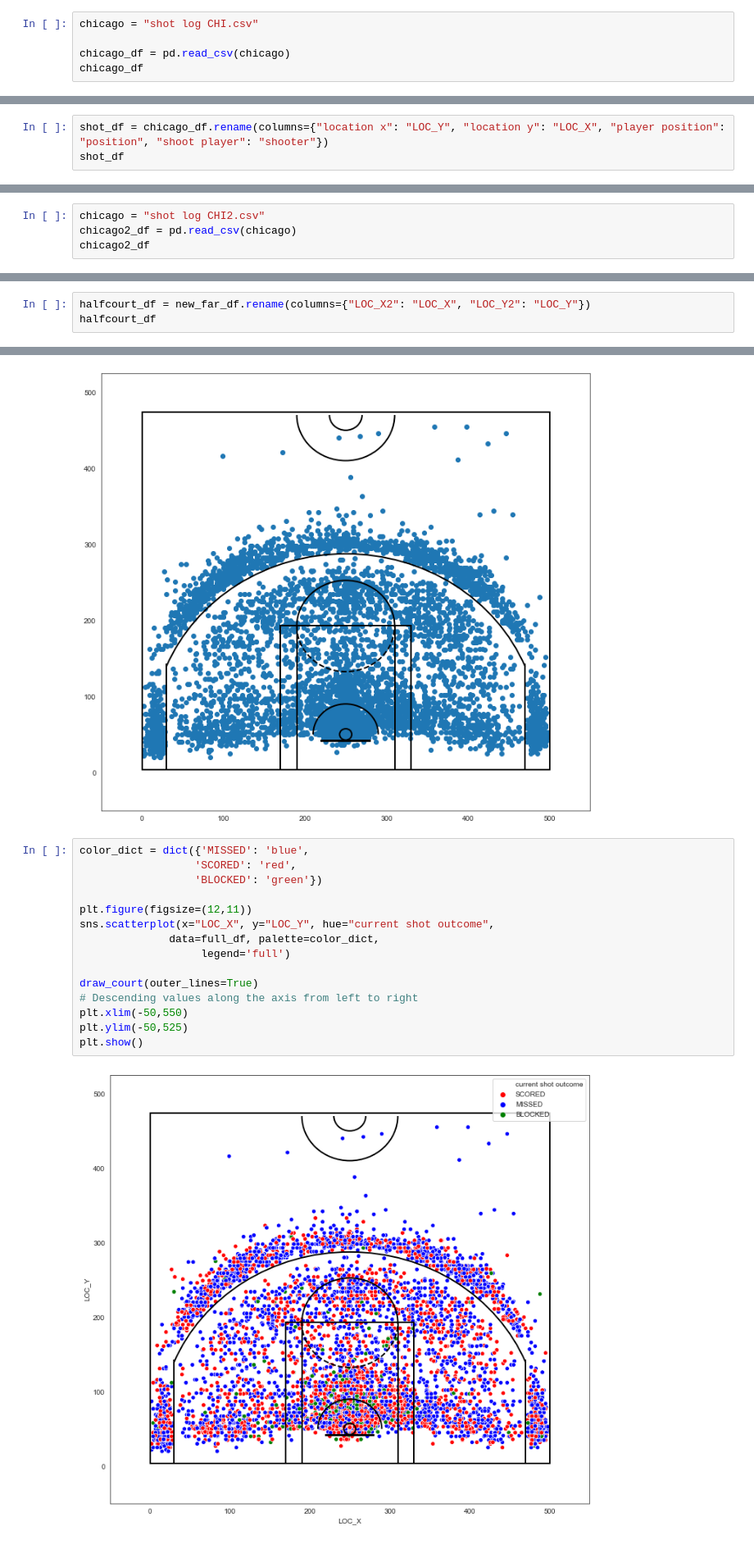
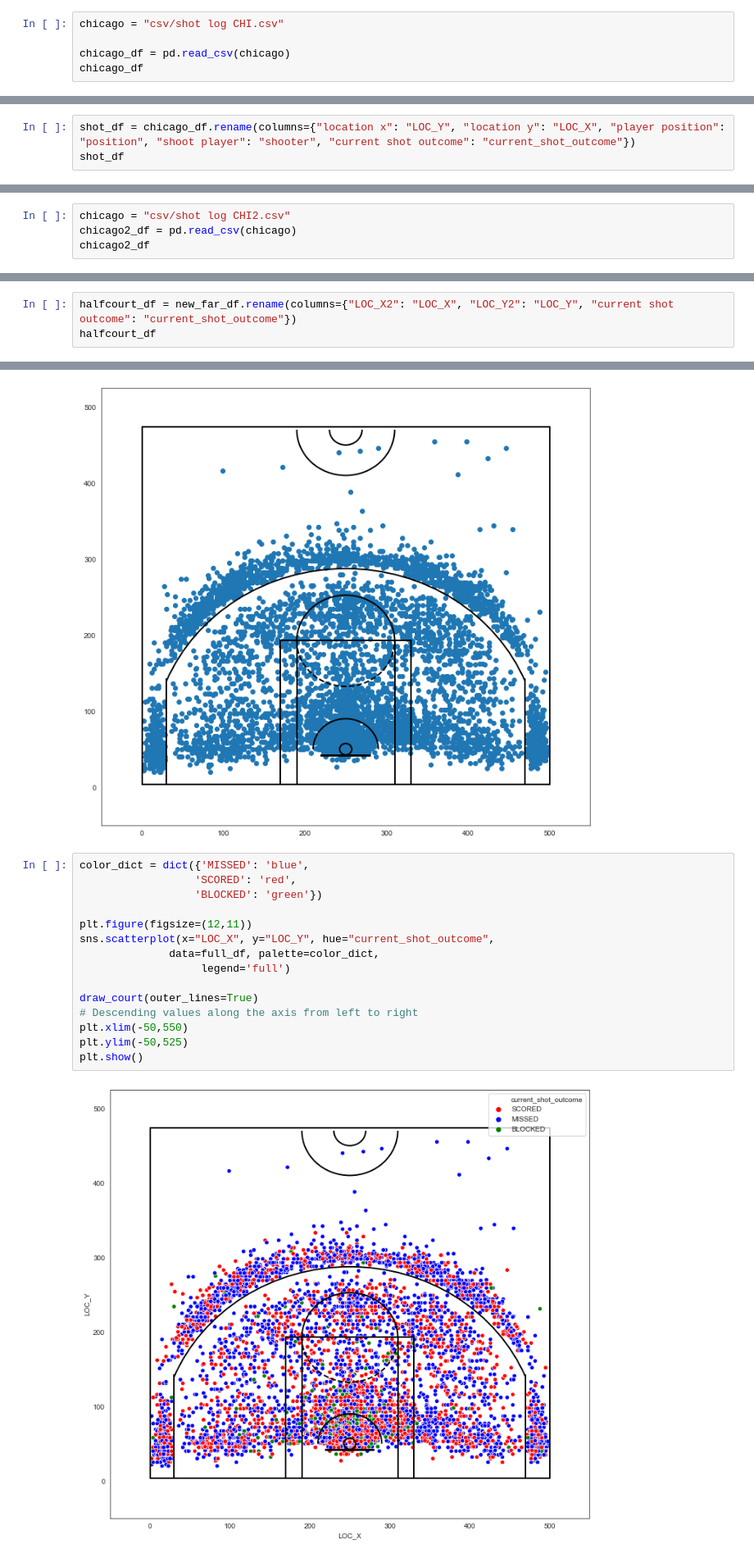
Before and after one commit to stewart-lacy/final-project, a Jupyter notebook: halfcourt.ipynb, the cells around one changed output, grey strips where cells are left out. Shown at 82% size. Saved outputs shown, nothing was run; the diff lists cells and outputs as text.

```diff
--- a/halfcourt.ipynb
+++ b/halfcourt.ipynb
@@ -9,7 +9,7 @@ from bokeh.plotting import figure, ColumnDataSource
 from bokeh.models import HoverTool
 from math import pi
 # %%
-chicago = "shot log CHI.csv"
+chicago = "csv/shot log CHI.csv"
 
 chicago_df = pd.read_csv(chicago)
 chicago_df
@@ -28,7 +28,7 @@ chicago_df
 | 7138 | SCORED | G | Yes | 661.0 | MISSED | CHI | ... |
 7139 rows × 16 columns
 # %%
-shot_df = chicago_df.rename(columns={"location x": "LOC_Y", "location y": "LOC_X", "player position": "position", "shoot player": "shooter"})
+shot_df = chicago_df.rename(columns={"location x": "LOC_Y", "location y": "LOC_X", "player position": "position", "shoot player": "shooter", "current shot outcome": "current_shot_outcome"})
 shot_df
 # %% [output]
 |  | self previous shot | position | home game | LOC_Y | opponent previous shot | home team | shot type | points | ... |
@@ -65,7 +65,7 @@ shot_df
 | 7088 | MISSED | C | Yes | 79.0 | SCORED | CHI | Hook Shot | 2 | ... |
 3658 rows × 16 columns
 # %%
-chicago = "shot log CHI2.csv"
+chicago = "csv/shot log CHI2.csv"
 chicago2_df = pd.read_csv(chicago)
 chicago2_df
 # %% [output]
@@ -190,7 +190,7 @@ new_far_df
 | 7138 | SCORED | G | Yes | MISSED | CHI | Jump Shot | 3 | ... |
 3484 rows × 17 columns
 # %%
-halfcourt_df = new_far_df.rename(columns={"LOC_X2": "LOC_X", "LOC_Y2": "LOC_Y"})
+halfcourt_df = new_far_df.rename(columns={"LOC_X2": "LOC_X", "LOC_Y2": "LOC_Y", "current shot outcome": "current_shot_outcome"})
 halfcourt_df
 # %% [output]
 |  | self previous shot | position | home game | opponent previous shot | home team | shot type | points | ... |
@@ -332,20 +332,20 @@ plt.show()
 # %%
 color_dict = dict({'MISSED': 'blue',
                   'SCORED': 'red',
                   'BLOCKED': 'green'})
 
 plt.figure(figsize=(12,11))
-sns.scatterplot(x="LOC_X", y="LOC_Y", hue="current shot outcome",
+sns.scatterplot(x="LOC_X", y="LOC_Y", hue="current_shot_outcome",
               data=full_df, palette=color_dict,
                    legend='full')
 
 draw_court(outer_lines=True)
 # Descending values along the axis from left to right
 plt.xlim(-50,550)
 plt.ylim(-50,525)
 plt.show()
 # %% [output]
-[figure, old version]
+[figure, new version]
 # %%
 jb = full_df[full_df.shooter == "Jimmy Butler"]
 
```
Also changed, not shown: parts of 9 cells of this notebook, 8 other files.
